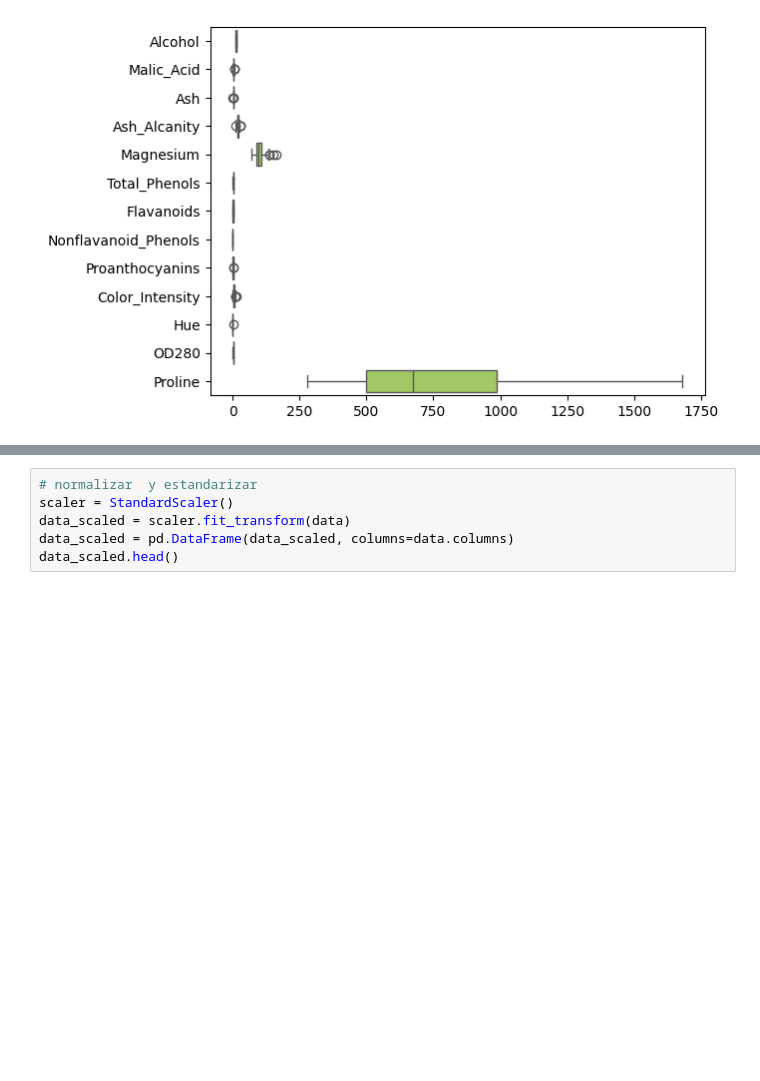
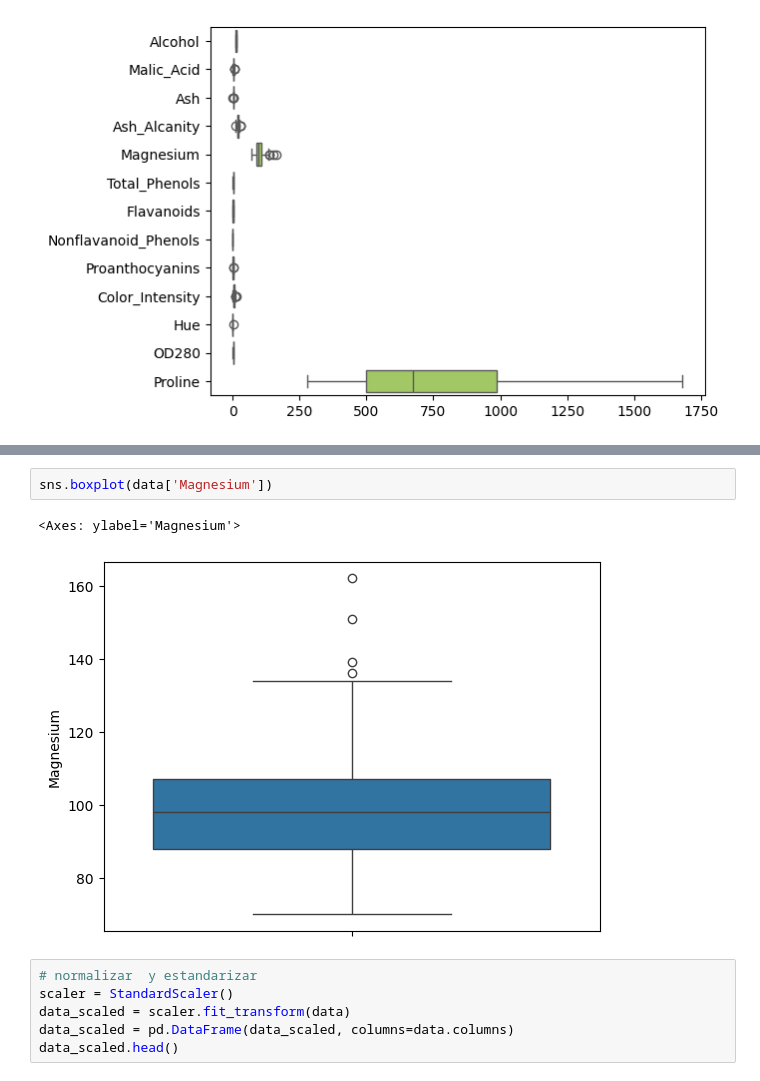
Before and after one commit to crixtiam/python-begginers, a Jupyter notebook: Semanas-clases/kmeans-example-wines.ipynb, the cells around one changed output, grey strips where cells are left out. Saved outputs shown, nothing was run; the diff lists cells and outputs as text; blank space fills up the shorter version.

```diff
--- a/Semanas-clases/kmeans-example-wines.ipynb
+++ b/Semanas-clases/kmeans-example-wines.ipynb
@@ -111,3 +125,8 @@ sns.boxplot(data=data, orient='h', palette='Set2')
+# %%
+sns.boxplot(data['Magnesium'])
+# %% [output]
+<Axes: ylabel='Magnesium'>
+[figure, added]
 # %%
 # normalizar  y estandarizar
 scaler = StandardScaler()
```
Also changed, not shown: parts of 7 cells of this notebook, 1 other file.
